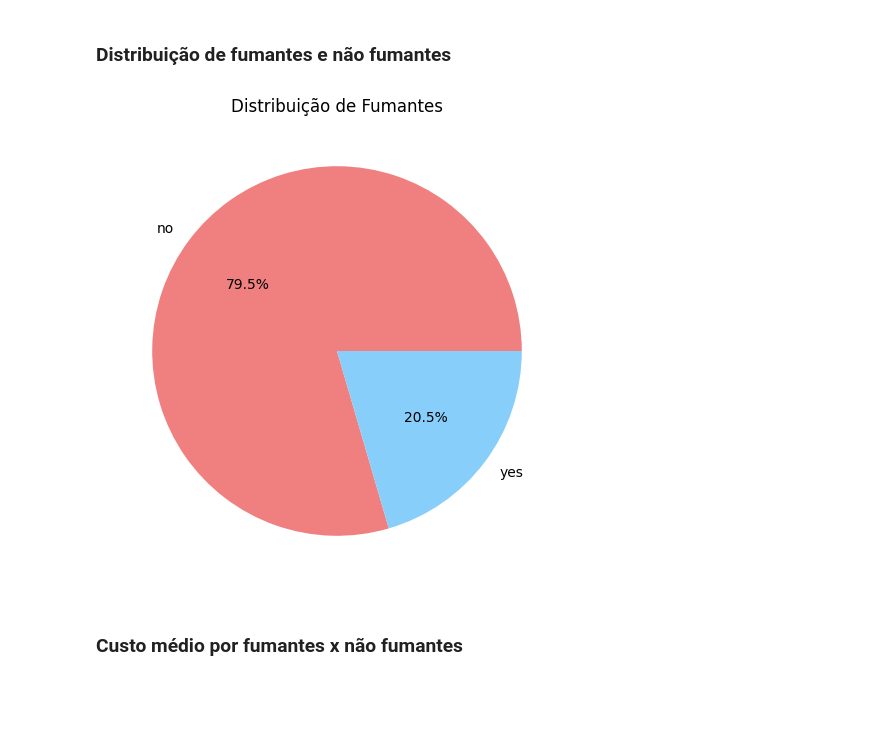
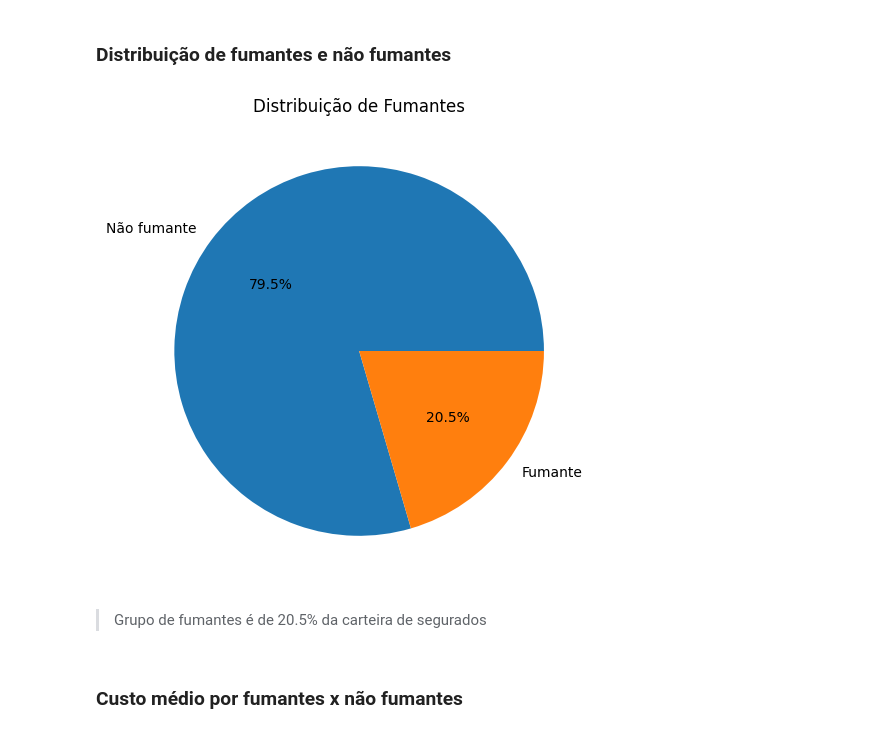
Before and after one commit to fabiobaroliveira/analise_exploratoria_de_dados, a Jupyter notebook: projeto_seguradora/analise_exploratoria_seguro_saude.ipynb, the cells around one changed output. Drawn from its saved outputs; the diff is of its cells as text; code cells hidden in the pictures; blank space fills up the shorter version.

```diff
--- a/projeto_seguradora/analise_exploratoria_seguro_saude.ipynb
+++ b/projeto_seguradora/analise_exploratoria_seguro_saude.ipynb
@@ -143,18 +183,19 @@ plt.show()
 # %%
 # import matplotlib.pyplot as plt
 
 # Agrpando dados
-
 fumantes_porcentagem = df['smoker'].value_counts(normalize=True) * 100
-
-#cria o gráfico
+# Renomeando indice
+fumantes_porcentagem.index = fumantes_porcentagem.index.map({'no': 'Não fumante', 'yes': 'Fumante'})
+# Cria o gráfico
 plt.figure(figsize=(10,6))
-cores = ['lightcoral', 'lightskyblue']
-plt.pie(fumantes_porcentagem, labels=fumantes_porcentagem.index, autopct='%1.1f%%', colors=cores)
+plt.pie(fumantes_porcentagem, labels=fumantes_porcentagem.index, autopct='%1.1f%%')
 plt.title('Distribuição de Fumantes')
 plt.show()
 # %% [output]
-[figure, old version]
+[figure, new version]
+# %% [markdown]
+> Grupo de fumantes é de 20.5% da carteira de segurados
 # %% [markdown]
 ### Custo médio por fumantes x não fumantes
 # %%
```
Also changed, not shown: parts of 14 cells of this notebook.
